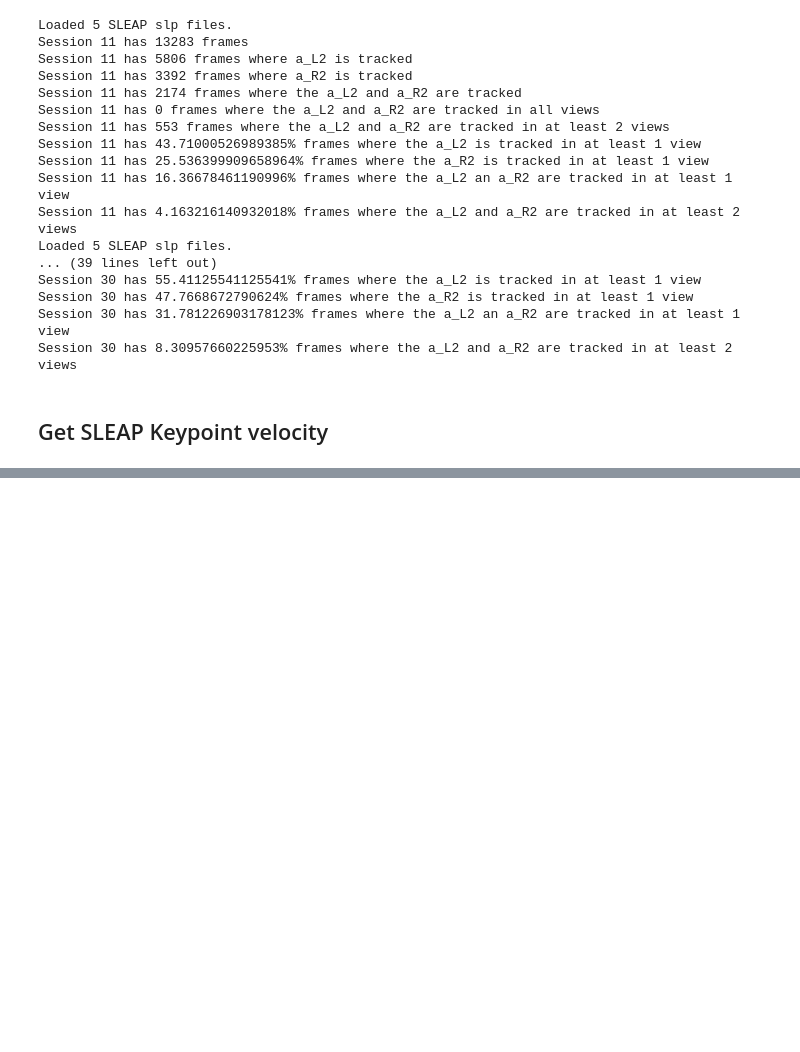
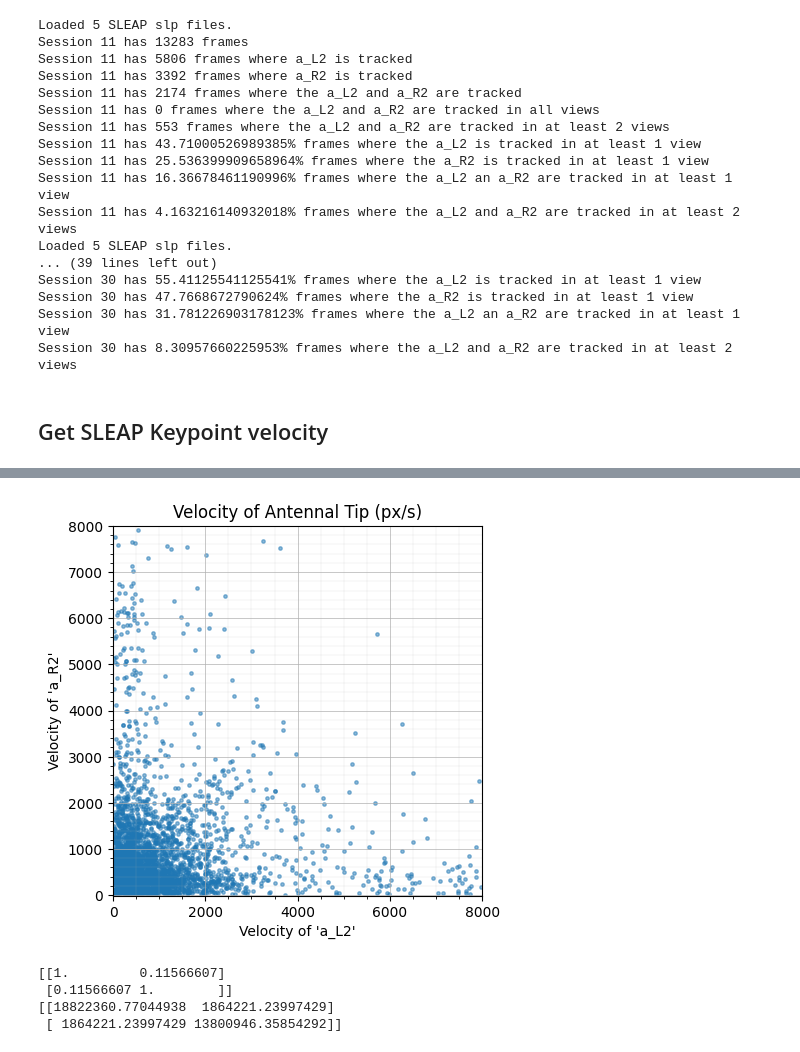
Before and after one commit to prolley-parnell/3d_ant_analysis, a Jupyter notebook: read_catar.ipynb, the cells around one changed output, grey strips where cells are left out. Saved outputs shown, nothing was run; the diff lists cells and outputs as text; code cells hidden in the pictures; blank space fills up the shorter version.

Commit message:
Add to CATAR Analysis

```diff
--- a/read_catar.ipynb
+++ b/read_catar.ipynb
@@ -252,7 +257,7 @@ def get_motion_df(catar_dataframe, kp_in_df) -> (DataFrame, DataFrame, DataFrame
     """
     #This should be the frames only with the associated keypoint
     position_df = catar_dataframe.T
-    keys = position_df.keys()
+    keys = sorted(position_df.keys())
 
     displace_df = DataFrame(dtype=np.float64, columns=position_df[keys].columns, index=position_df[keys].index)
     velocity_df = DataFrame(dtype=np.float64).reindex_like(position_df[keys])
@@ -306,7 +311,7 @@ def xyz_to_mag_df(dataframe_in: DataFrame, node_list: list[str] = None) -> DataF
     return dataframe_out
 
 kp_list = ["a_L2", "a_R2"]
-full_data = []
+full_data_catar = []
 for i, session in enumerate(catar_session):
 
     catar = two_d_loader.load_session("/Users/persie/PycharmProjects/prolley-parnell/ant-grasp-dataset/dataset/Annotation/catar/240905-1616", session=session, use_polars=False)
@@ -321,7 +326,7 @@ for i, session in enumerate(catar_session):
         position_df, displace_df, velocity_df, acceleration_df, kp_in_df = get_motion_df(catar_camera_df[kp_list], kp_list)
 
         velocity_mag = xyz_to_mag_df(velocity_df, kp_list)
-        full_data.append(velocity_mag.values)
+        full_data_catar.append(velocity_mag.values)
 # %% [output]
 Loaded 1 CATAR csv files.
 Loaded 1 CATAR csv files.
@@ -335,9 +340,9 @@ Loaded 1 CATAR csv files.
 import matplotlib.pyplot as plt
 plt.rcParams['svg.fonttype'] = 'none'
 # full_data_np = np.array(full_data)
-velocity_mag = np.concat(full_data, axis=1)
-Z = velocity_mag
-Z2 = velocity_mag
+catar_velocity_mag = np.concat(full_data_catar, axis=1)
+Z = catar_velocity_mag[:, np.all(~np.isnan(catar_velocity_mag), axis=0)]
+Z_catar = Z
 
 fig, ax = plt.subplots()
 plt.title("Velocity of Antennal Tip (px/s)")
@@ -551,0 +615,51 @@ KeyboardInterrupt
+# %%
+#Append the velocities as pairs to an array then plot the scatter array
+import matplotlib.pyplot as plt
+plt.rcParams['svg.fonttype'] = 'none'
+
+sleap_velocity_mag = np.concat(full_velocity_data_sleap, axis=1)
+Z = sleap_velocity_mag[:, (~np.isnan(sleap_velocity_mag)).all(axis=0)]
+Z_sleap = Z
+
+fig, ax = plt.subplots()
+plt.title("Velocity of Antennal Tip (px/s)")
+ax.scatter(Z[0, :], Z[1, :], marker='o', s=6, alpha=0.5)
+ax.set_xlabel("Velocity of 'a_L2'")
+ax.set_ylabel("Velocity of 'a_R2'")
+ax.set_aspect('equal', adjustable='box')
+ax.set_xlim(-10, 8000)
+ax.set_ylim(-10, 8000)
+ax.grid(visible=True, which='major', linestyle='-', linewidth=0.5)
+ax.grid(visible=True, which='minor', linestyle='-', linewidth=0.1)
+ax.minorticks_on()
+
+# x1, x2, y1, y2 = (0, 50, 0, 50)  # subregion of the original image
+# axins = ax.inset_axes(
+#     [0.5, 0.5, 0.47, 0.47],
+#     xlim=(x1, x2), ylim=(y1, y2))
+# axins.grid(visible=True, which='major', linestyle='-', linewidth=0.5)
+# axins.grid(visible=True, which='minor', linestyle='-', linewidth=0.1)
+# axins.scatter(Z2.loc["a_L2"], Z2.loc["a_R2"], marker='o', s=6, alpha=0.5)
+# axins.set_xlim(0, 50)
+# axins.set_ylim(0, 50)
+# axins.set_xticks([0, 10, 20, 30, 40, 50])
+
+
+
+# ax.indicate_inset_zoom(axins, edgecolor="black", linewidth=2)
+# plt.savefig("/Users/persie/Library/CloudStorage/OneDrive-UniversityofEdinburgh/PhD/Figures/Thesis Figures/Experiment Analysis/antenna_velocity_inset.svg")
+plt.show()
+# %% [output]
+[figure, added]
+# %%
+#clean up non-paired points
+clean_velocity = Z_sleap
+covar = np.cov(clean_velocity[0, :], clean_velocity[1, :])
+correlation = np.corrcoef(clean_velocity[0, :], clean_velocity[1, :])
+print(correlation)
+print(covar)
+# %% [output]
+[[1.         0.11566607]
+ [0.11566607 1.        ]]
+[[18822360.77044938  1864221.23997429]
+ [ 1864221.23997429 13800946.35854292]]
```
Also changed, not shown: parts of 6 cells of this notebook, 1 other file.
